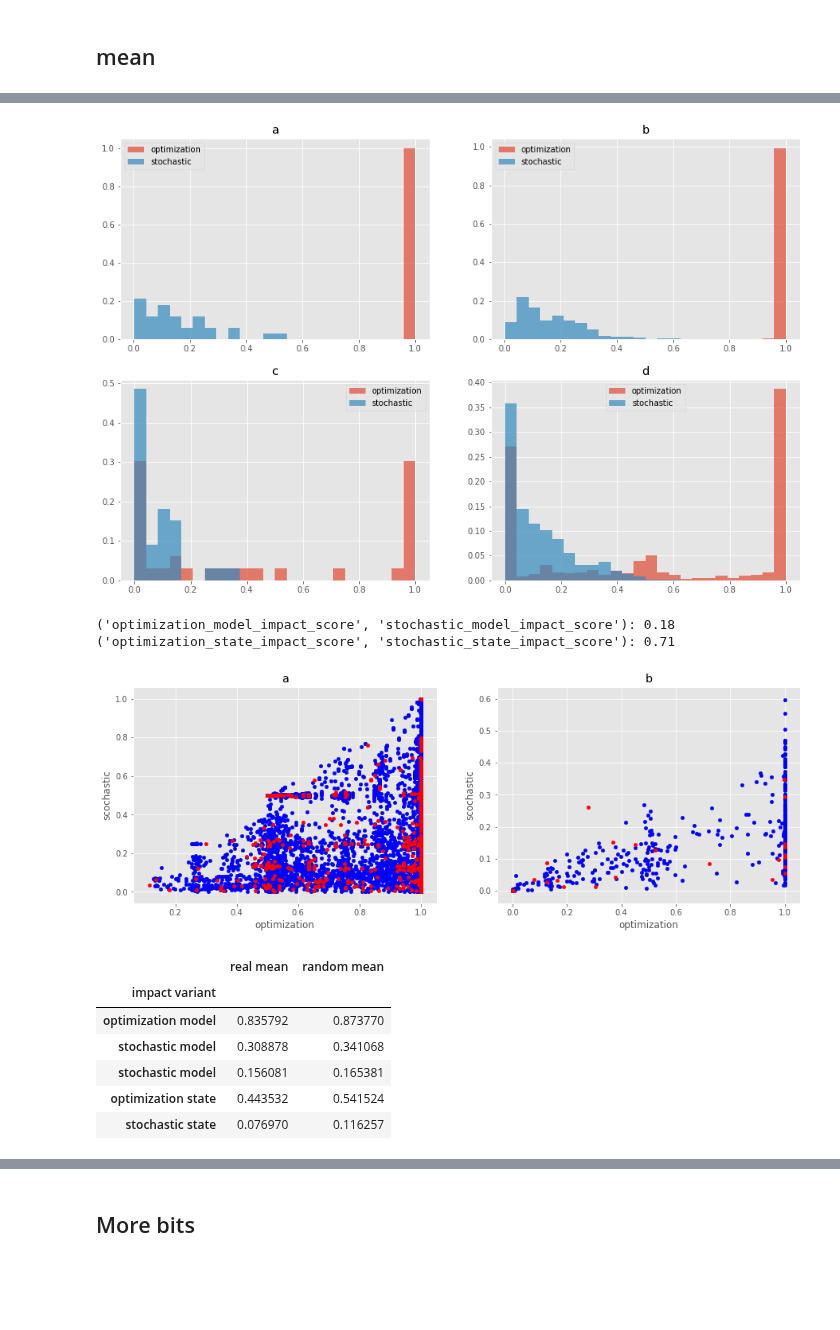
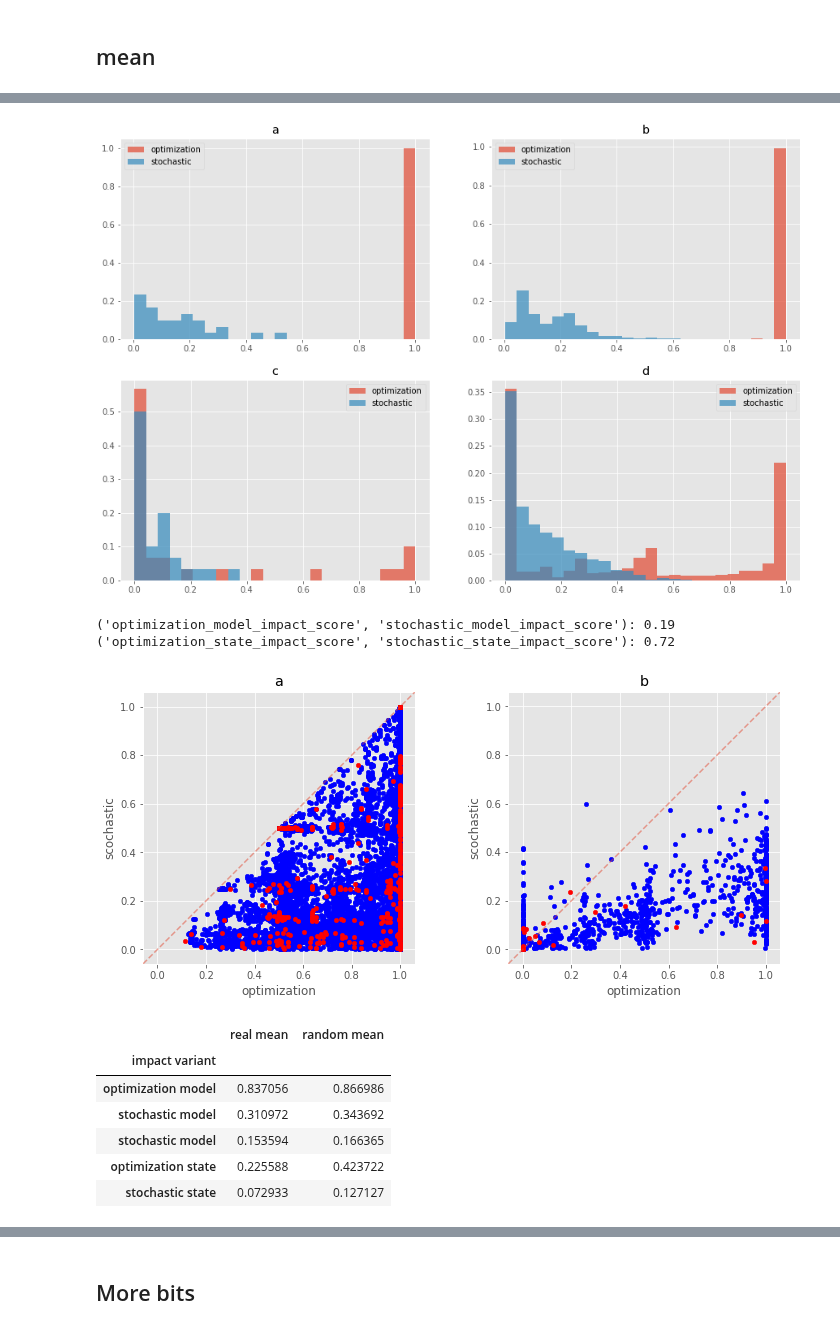
Before and after one commit to arielbro/TimeSeriesNetworkInference, a Jupyter notebook: graph_impact_result_analysis.ipynb, the cells around one changed output, grey strips where cells are left out. Saved outputs shown, nothing was run; the diff lists cells and outputs as text; code cells hidden in the pictures; blank space fills up the shorter version.

Commit message:
Misc. model inference stuff, updated notebook for sensitivity analysis

```diff
--- a/graph_impact_result_analysis.ipynb
+++ b/graph_impact_result_analysis.ipynb
@@ -84,7 +84,7 @@ def extract_vertex_scores_data(list_data):
                                        "stochastic_model_impact_scores": "stochastic_model_impact_score"})
     return res_data
 # %%
-data = treat_unequal_representation(load_data("results/bug_test"), min_threshold=0.2)
+data = treat_unequal_representation(load_data("results/post_submission/1_dot_5_hours"), min_threshold=0.2)
 mean_data = data # TODO: refactor nicely
 
 score_types = [col for col in data if "score" in col]
@@ -125,15 +117,16 @@ number of graphs in mean-vertex intersection: 33
 # %% [markdown]
 ## mean
 # %%
-fig, ax = plt.subplots(nrows=2, ncols=3, sharey=False, sharex=False, figsize=(15, 10))
-fig.delaxes(ax[1,2]) #The indexing is zero-based here
+fig, ax = plt.subplots(nrows=2, ncols=2, sharey=False, sharex=False, figsize=(15, 10))
+# fig.delaxes(ax[1,2]) #The indexing is zero-based here
+# fig.delaxes(ax[1,1]) #The indexing is zero-based here
 
 # fig, ax = plt.subplots(nrows=1, ncols=3, sharey=False, sharex=False, figsize=(15, 4))
 
 i = 0
-for container, score in zip([vertex_data] * 2 + [mean_data] * 3, score_types[:2] + score_types[1:]):
+for container, score in zip([vertex_data] * 2 + [mean_data] * 2, score_types[:2] + score_types[2:]):
     bins = np.linspace(min(container[score]), max(container[score]), 25)
-    cur_ax = ax[i / 3, i % 3]
+    cur_ax = ax[i / 2, i % 2]
     for is_random in [False, True]:
         bar_data = container.loc[container.is_random == is_random][score].values
         weights = np.ones_like(bar_data) / float(len(bar_data))
@@ -168,31 +161,43 @@ for score_pair in score_pairs:
 plt.savefig("mean_score_histograms_method.png", dpi=300)
 plt.show()
 # %% [output]
-[figure, old version]
+[figure, new version]
 # %%
-fig, ax = plt.subplots(nrows=1, ncols=2, sharey=False, sharex=False, figsize=(15, 5))
+fig, ax = plt.subplots(nrows=1, ncols=2, sharey=False, sharex=False, figsize=(12, 5))
 
 i = 0
 score_pairs = [(s, s.replace("optimization", "stochastic")) for s in score_types if "optimization" in s]
 for score_pair in score_pairs:
     cur_ax = ax[i]
     container = vertex_data if "model" in score_pair[0] else mean_data
     container.loc[container.is_random == True].plot.scatter(x=score_pair[0], y=score_pair[1], c="blue", ax=cur_ax)
     container.loc[container.is_random == False].plot.scatter(x=score_pair[0], y=score_pair[1], c="red", ax=cur_ax)
     type_description = score_pair[0].replace("optimization", " ").replace("_", " ")
     correlation = np.corrcoef(container[score_pair[0]], container[score_pair[1]])[0, 1]
     print "{}: {:.2f}".format(score_pair, correlation)
 #     cur_ax.set_title("{} (correlation: {:.2f})".format(type_description, correlation))
     cur_ax.set_title(['a', 'b', 'c', 'd'][i])
     cur_ax.set_xlabel("optimization")
     cur_ax.set_ylabel("scochastic")
+
+    lims = [
+    np.min([cur_ax.get_xlim(), cur_ax.get_ylim()]),  # min of both axes
+    np.max([cur_ax.get_xlim(), cur_ax.get_ylim()]),  # max of both axes
+    ]
+
+    # now plot both limits against eachother
+    cur_ax.plot(lims, lims, '--', alpha=0.5, zorder=10)
+    cur_ax.set_aspect('equal')
+    cur_ax.set_xlim(lims)
+    cur_ax.set_ylim(lims)
+
     i += 1
 plt.savefig("mean_scatter_score_types.png", dpi=300)
 plt.show()
 # %% [output]
-('optimization_model_impact_score', 'stochastic_model_impact_score'): 0.18
-('optimization_state_impact_score', 'stochastic_state_impact_score'): 0.71
+('optimization_model_impact_score', 'stochastic_model_impact_score'): 0.19
+('optimization_state_impact_score', 'stochastic_state_impact_score'): 0.72
-[figure, old version]
+[figure, new version]
 # %%
 mean_pvalue_data = []
 for container, score in zip([vertex_data] * 2 + [mean_data] * 3, score_types[:2] + score_types[1:]):
@@ -223,11 +228,11 @@ mean_pvalue_data
 # %% [output]
 |  | real mean | random mean |
 | impact variant |  |  |
-| optimization model | 0.835792 | 0.873770 |
-| stochastic model | 0.308878 | 0.341068 |
-| stochastic model | 0.156081 | 0.165381 |
-| optimization state | 0.443532 | 0.541524 |
-| stochastic state | 0.076970 | 0.116257 |
+| optimization model | 0.837056 | 0.866986 |
+| stochastic model | 0.310972 | 0.343692 |
+| stochastic model | 0.153594 | 0.166365 |
+| optimization state | 0.225588 | 0.423722 |
+| stochastic state | 0.072933 | 0.127127 |
 # %%
 mean_pvalue_data = []
 for score in score_types:
```
Also changed, not shown: parts of 12 cells of this notebook, 2 other files.
